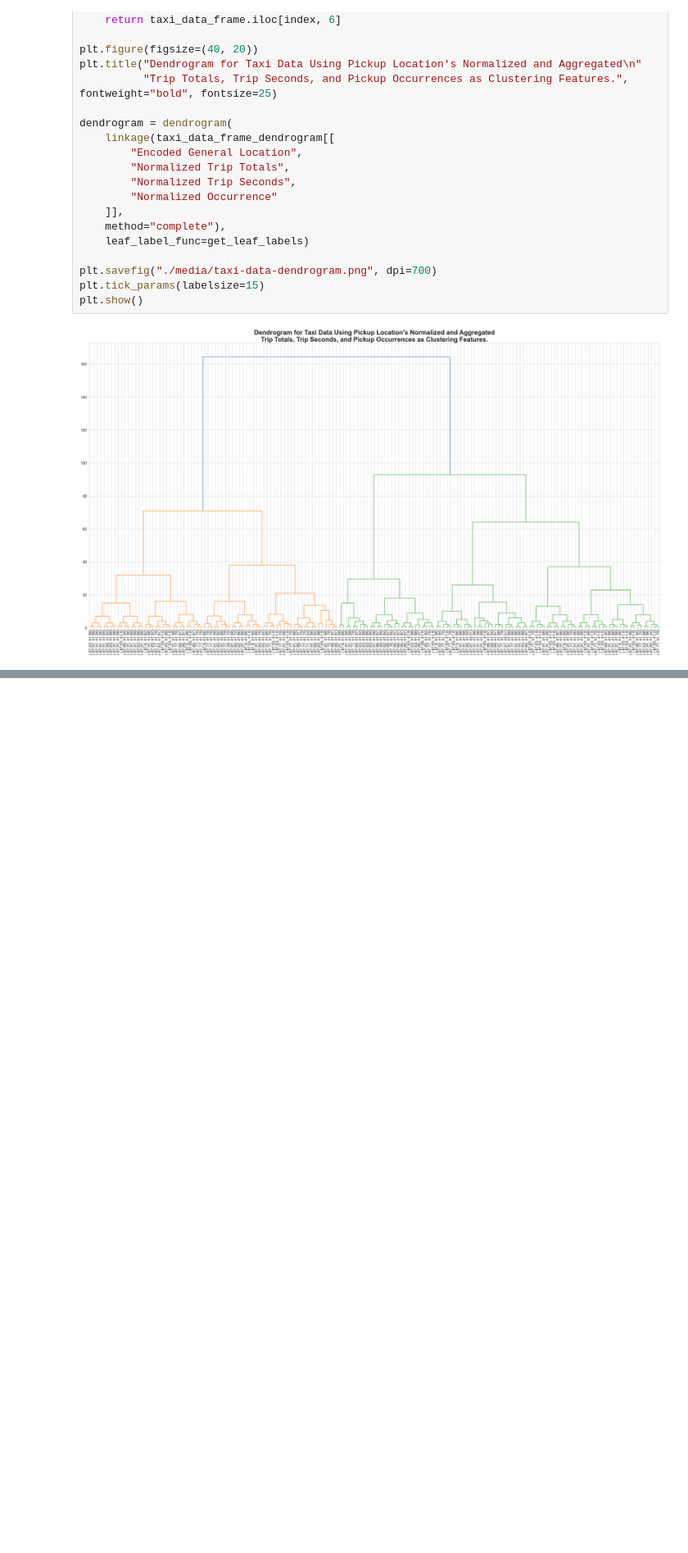
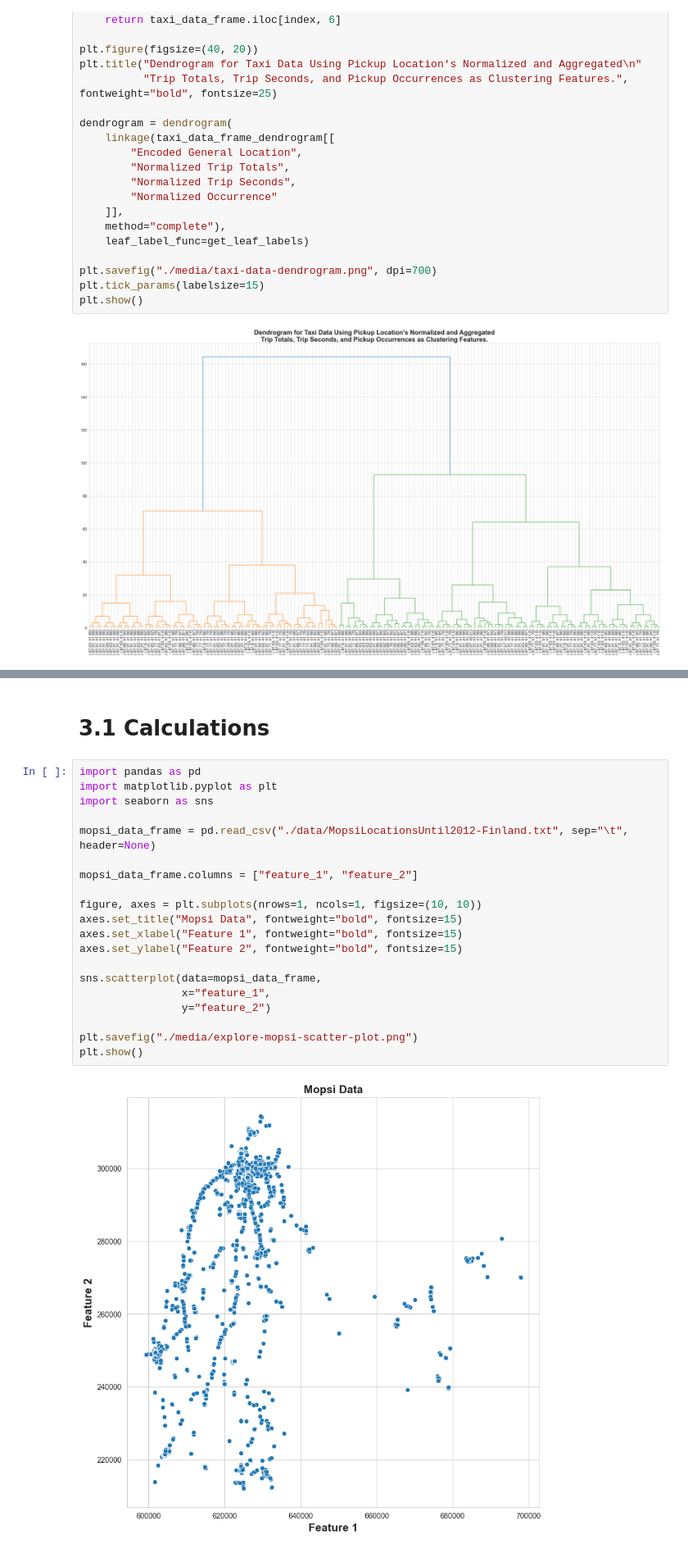
Before and after one commit to USFCA-CS663-Spring2024/kmeans-jaambat, a Jupyter notebook: Assignment 2 - Clustering.ipynb, the cells around one changed output, grey strips where cells are left out. Shown at 82% size. Cells and saved outputs as stored; diff of their text form; blank space fills up the shorter version.

Commit message:
Implemented Part 3 for the Mopsi Dataset

```diff
--- a/Assignment 2 - Clustering.ipynb
+++ b/Assignment 2 - Clustering.ipynb
@@ -416,0 +493,24 @@ plt.show()
+# %% [markdown]
+# 3.1 Calculations
+# %%
+import pandas as pd
+import matplotlib.pyplot as plt
+import seaborn as sns
+
+mopsi_data_frame = pd.read_csv("./data/MopsiLocationsUntil2012-Finland.txt", sep="\t", header=None)
+
+mopsi_data_frame.columns = ["feature_1", "feature_2"]
+
+figure, axes = plt.subplots(nrows=1, ncols=1, figsize=(10, 10))
+axes.set_title("Mopsi Data", fontweight="bold", fontsize=15)
+axes.set_xlabel("Feature 1", fontweight="bold", fontsize=15)
+axes.set_ylabel("Feature 2", fontweight="bold", fontsize=15)
+
+sns.scatterplot(data=mopsi_data_frame,
+                x="feature_1",
+                y="feature_2")
+
+plt.savefig("./media/explore-mopsi-scatter-plot.png")
+plt.show()
+# %% [output]
+[figure, added]
```
Also changed, not shown: parts of 8 cells of this notebook, 6 other files.
